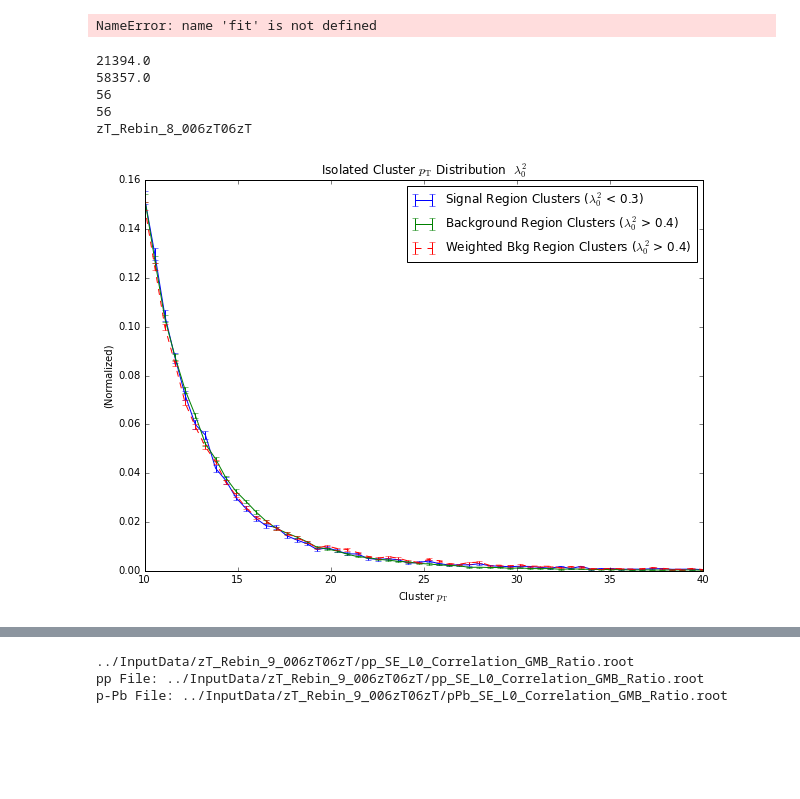
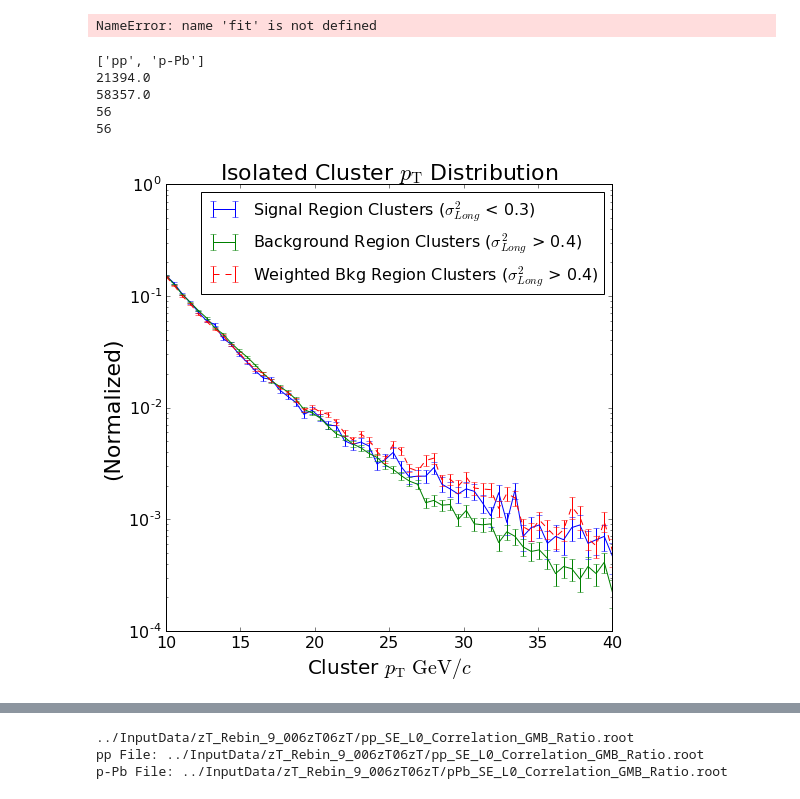
Before and after one commit to ftoralesacosta/GH_Correlations, a Jupyter notebook: Analysis_Notebooks/Projections_Pairs.ipynb, the cells around one changed output, grey strips where cells are left out. Saved outputs shown, nothing was run; the diff lists cells and outputs as text; code cells hidden in the pictures; blank space fills up the shorter version.

Commit message:
pT cluster weghting figures

```diff
--- a/Analysis_Notebooks/Projections_Pairs.ipynb
+++ b/Analysis_Notebooks/Projections_Pairs.ipynb
@@ -531,12 +531,12 @@ NameError: name 'fit' is not defined
 #Shower_Shape = "NN"
 Shower_Shape = "L0"
 
-if (Shower_Shape=="NN"):
-    File = '../InputData/13f_SE_NN_Correlation.root'
-elif (Shower_Shape=="L0"):
-    #File = '../InputData/zT_Rebin_8_006zT06zTOldBinNewNewPurity/13f_SE_L0_Correlation.root'
-    #File = '../InputData/zT_Rebin_8_006zT06zT/pPb_SE_L0_Correlation.root'
-    File = '../InputData/zT_Rebin_8_006zT06zT/pp_SE_L0_Correlation.root'
+System = "pp"
+System = "pPb"
+
+#File = '../InputData/zT_Rebin_8_006zT06zTOldBinNewNewPurity/13f_SE_L0_Correlation.root'
+#File = '../InputData/zT_Rebin_8_006zT06zT/pPb_SE_L0_Correlation.root'
+File = '../InputData/zT_Rebin_8_006zT06zT/pp_SE_L0_Correlation.root'
 file = ROOT.TFile(File)
 
 SIG = file.Get("Signal_pT_Dist")
@@ -568,49 +568,50 @@ for i in range(1,N_Bins+1):
 
     Background_W[i-1] = BKGD_W.GetBinContent(i)
     BW_Error[i-1] = BKGD_W.GetBinError(i)
 
 S_Scale = Signal.sum(axis=0)
 Signal = Signal/S_Scale
 S_Error = S_Error/S_Scale
 
 B_Scale = Background.sum(axis=0)
 Background = Background/B_Scale
 B_Error = B_Error/B_Scale
 
 B_Scale_W = Background_W.sum(axis=0)
 Background_W = Background_W/B_Scale_W
 BW_Error = BW_Error/B_Scale_W
 
 print(Signal.size)
 print(S_Error.size)
 
 pT_Axis = np.linspace(10,40,N_Bins)
 
-fig = plt.figure(figsize=(10,7))
-if (Shower_Shape=="NN"):
-    plt.errorbar(pT_Axis,Signal,yerr = S_Error,label="Signal Region Clusters (0.55 < NN < 0.85)")
-    plt.errorbar(pT_Axis,Background,yerr = B_Error,label="Background Region Clusters (NN < 0.4)")
-    plt.errorbar(pT_Axis,Background_W,yerr = BW_Error,fmt = "--r",label="Weighted Background Clusters (NN < 0.4)")
-    plt.title(r"Isolated Cluster $p_{\mathrm{T}}$ Distribution  $DNN$")
+fig = plt.figure(figsize=(8,8))
+plt.yscale('log')
+plt.ylabel(r"$\frac{1}{N_{\mathrm{\gamma}}}\frac{\mathrm{d}N}{\mathrm{d}z_{\mathrm{T}}\mathrm{d}\Delta\phi\mathrm{d}\
+\Delta\eta}$",fontsize=24)
+#plt.ylim(0.037,15)
+plt.yticks(fontsize=16)
+plt.xticks(fontsize=16)
 
-elif (Shower_Shape=="L0"):
-    plt.errorbar(pT_Axis,Signal,yerr = S_Error,label="Signal Region Clusters ($\lambda^{2}_{0}$ < 0.3)")
-    plt.errorbar(pT_Axis,Background,yerr = B_Error,label="Background Region Clusters ($\lambda^{2}_{0}$ > 0.4)")
-    plt.errorbar(pT_Axis,Background_W,yerr = BW_Error,fmt = "--r",label="Weighted Bkg Region Clusters ($\lambda^{2}_{0}$ > 0.4)")
-    plt.title(r"Isolated Cluster $p_{\mathrm{T}}$ Distribution  $\lambda^{2}_{0}$")
+
+plt.errorbar(pT_Axis,Signal,yerr = S_Error,label="Signal Region Clusters ($\sigma^{2}_{Long}$ < 0.3)")
+plt.errorbar(pT_Axis,Background,yerr = B_Error,label="Background Region Clusters ($\sigma^{2}_{Long}$ > 0.4)")
+plt.errorbar(pT_Axis,Background_W,yerr = BW_Error,fmt = "--r",label="Weighted Bkg Region Clusters ($\sigma^{2}_{Long}$ > 0.4)")
+plt.title(r"Isolated Cluster $p_{\mathrm{T}}$ Distribution",fontsize=22)
     #plt.ylim(0,0.01)
 
-plt.xlabel(r'Cluster $p_{\mathrm{T}}$')
-plt.ylabel(r'(Normalized)')
-plt.legend()
+plt.xlabel(r'Cluster $p_{\mathrm{T}}\ \mathrm{GeV}/c$',fontsize=20)
+plt.ylabel(r'(Normalized)',fontsize=22)
+plt.legend(loc='best',fontsize=16)
 fig.savefig('pics/LO/%s/pp_Cluster_pT_Weighted.pdf'%(default_string), bbox_inches='tight')
 # %% [output]
+['pp', 'p-Pb']
 21394.0
 58357.0
 56
 56
-zT_Rebin_8_006zT06zT
-[figure, old version]
+[figure, new version]
 # %%
 #File1 = "../InputData/pp_GMB_RATIO_COMBINED_OLD.root"
 #File2 = "../InputData/05zT/pp_GMB_RATIO_COMBINED_NEW.root"
```
Also changed, not shown: parts of 1 cell of this notebook, 2 other files.
